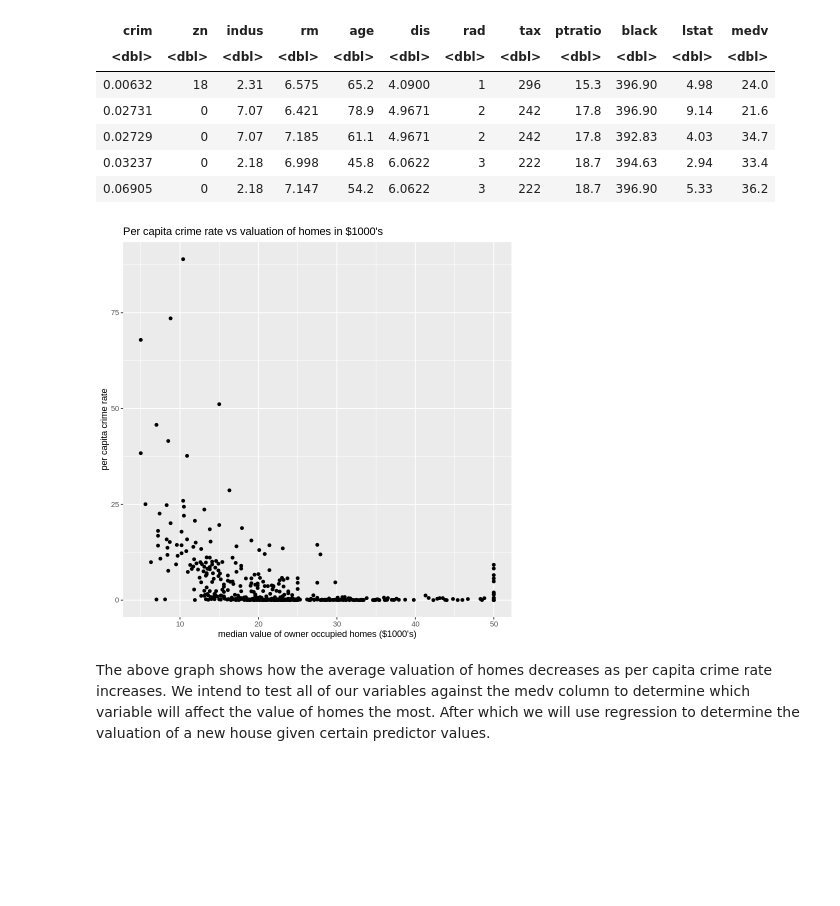
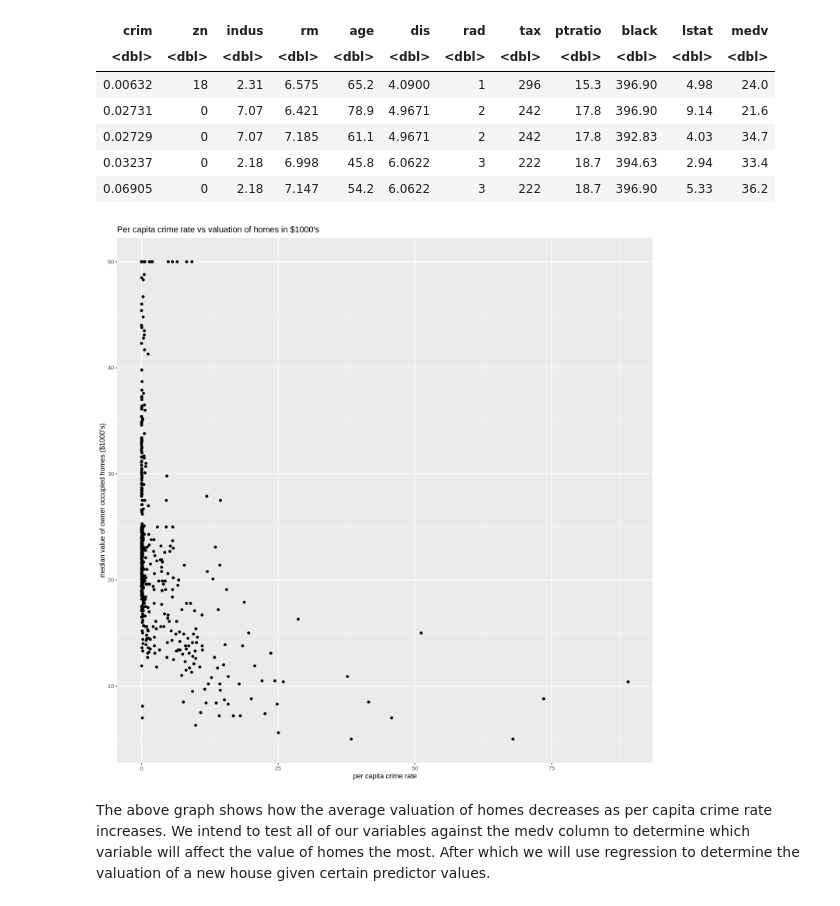
Before and after one commit to bohaoh/DSCI100-Group39-Project, a Jupyter notebook: ProjectAnalysis.ipynb, the cells around one changed output. Drawn from its saved outputs; the diff is of its cells as text; code cells hidden in the pictures; blank space fills up the shorter version.

```diff
--- a/ProjectAnalysis.ipynb
+++ b/ProjectAnalysis.ipynb
@@ -137,14 +125,14 @@ A tibble: 5 × 12
 | 0.06905 | 0 | 2.18 | 7.147 | 54.2 | 6.0622 | 3 | 222 | 18.7 | 396.90 | 5.33 | 36.2 |
 # %%
 housing_crim_plot <- housing_nocol %>%
-        ggplot(aes(x=medv, y=crim)) +
+        ggplot(aes(x=crim, y=medv)) +
     geom_point() +
-        labs(x= "median value of owner occupied homes ($1000's)", y= "per capita crime rate") +
+        labs(x= "per capita crime rate", y= "median value of owner occupied homes ($1000's)") +
         ggtitle("Per capita crime rate vs valuation of homes in $1000's")
 
 housing_crim_plot
 # %% [output]
-[figure, old version]
+[figure, new version]
 # %% [markdown]
 The above graph shows how the average valuation of homes decreases as per capita crime rate increases. We intend to test all of our variables against the medv column to determine which variable will affect the value of homes the most. After which we will use regression to determine the valuation of a new house given certain predictor values.
 # %% [markdown]
```
Also changed, not shown: parts of 6 cells of this notebook.
